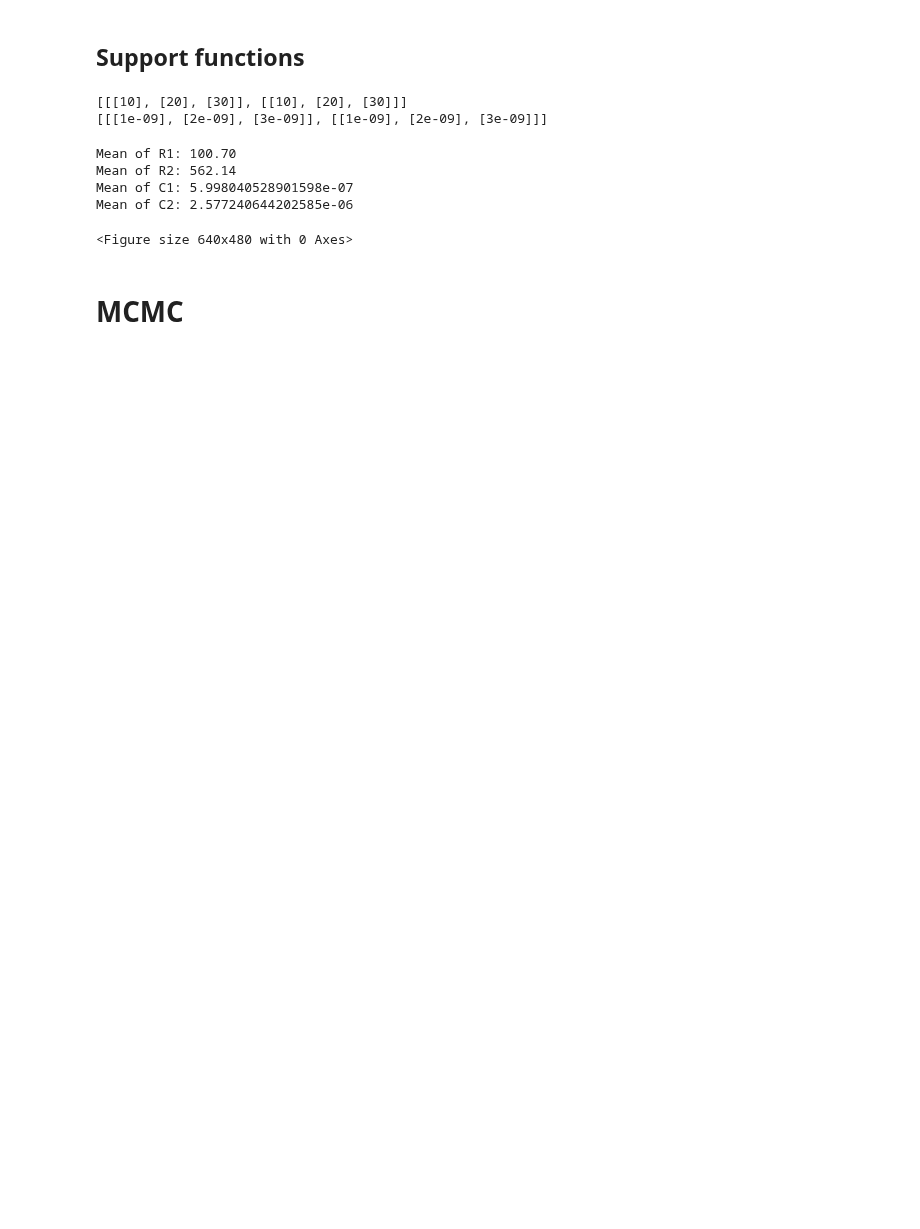
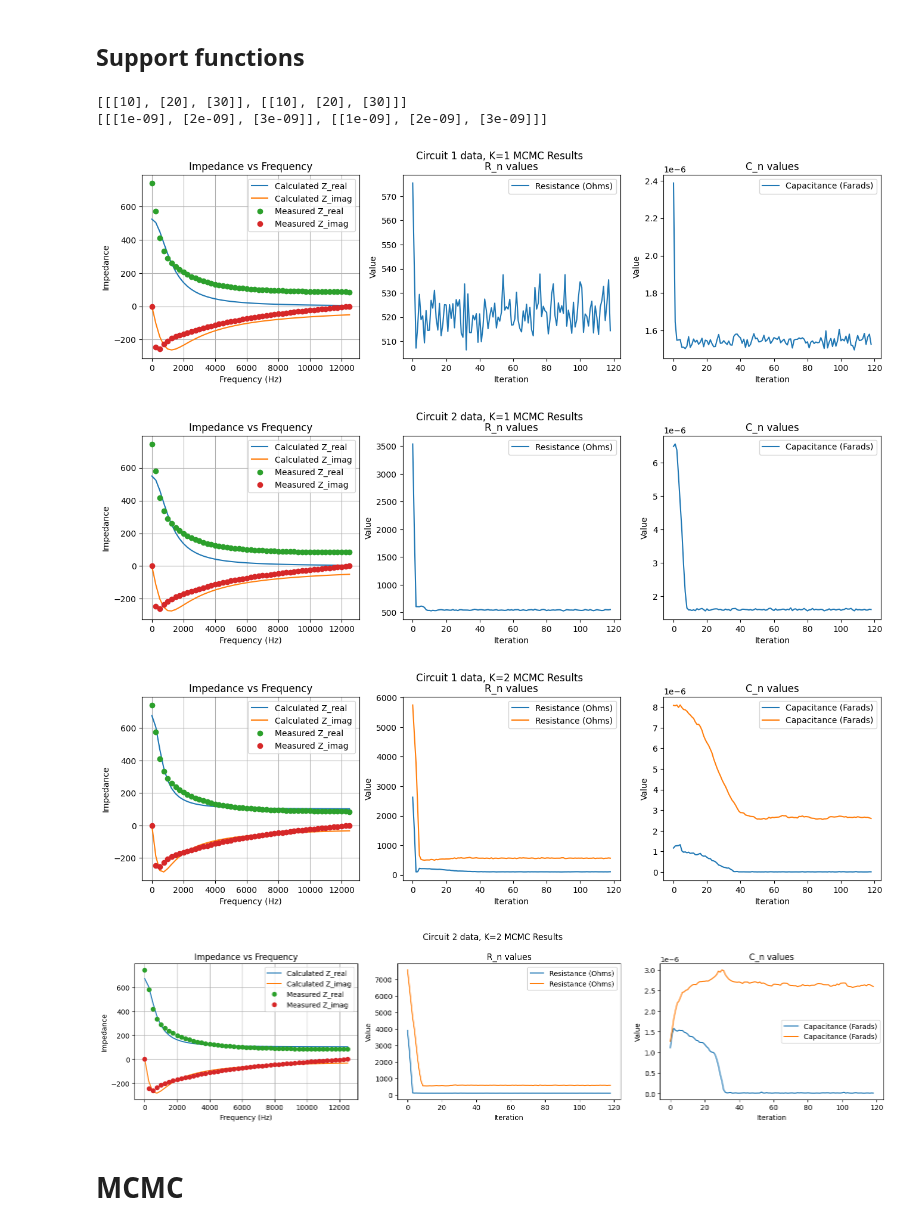
Before and after one commit to calvinbootsman/Data-Fusion-Architecture, a Jupyter notebook: Assignment 2.ipynb, the cells around one changed output. Saved outputs shown, nothing was run; the diff lists cells and outputs as text; code cells hidden in the pictures; blank space fills up the shorter version.

```diff
--- a/Assignment 2.ipynb
+++ b/Assignment 2.ipynb
@@ -343,62 +330,37 @@ test_sorting()
 [[[10], [20], [30]], [[10], [20], [30]]]
 [[[1e-09], [2e-09], [3e-09]], [[1e-09], [2e-09], [3e-09]]]
 # %%
-# results = single_mcmc('circuit1_data.csv', 1, iterations = 50000, burn_in = 0)
-# fig_c1_k1, (ax_c1_k1_1, ax_c1_k1_2, ax_c1_k1_3) = plt.subplots(1, 3, figsize=(16, 4))
-# fig_c1_k1.suptitle('Circuit 1 data, K=1 MCMC Results')
-# impedance_plot(results['frequency_list'], results['Z_complex'], results['R_n'], results['C_n'], ax=ax_c1_k1_1)
-# R_C_plot(results['R_samples'], results['C_samples'], ax_r=ax_c1_k1_2, ax_c=ax_c1_k1_3)
+results = single_mcmc('circuit1_data.csv', 1, iterations = 50000, burn_in = 0)
+fig_c1_k1, (ax_c1_k1_1, ax_c1_k1_2, ax_c1_k1_3) = plt.subplots(1, 3, figsize=(16, 4))
+fig_c1_k1.suptitle('Circuit 1 data, K=1 MCMC Results')
+impedance_plot(results['frequency_list'], results['Z_complex'], results['R_n'], results['C_n'], ax=ax_c1_k1_1)
+R_C_plot(results['R_samples'], results['C_samples'], ax_r=ax_c1_k1_2, ax_c=ax_c1_k1_3)
 
-# results = single_mcmc('circuit2_data.csv', 1, iterations = 50000, burn_in = 0)
-# fig_c2_k1, (ax_c2_k1_1, ax_c2_k1_2, ax_c2_k1_3) = plt.subplots(1, 3, figsize=(16, 4))
-# fig_c2_k1.suptitle('Circuit 2 data, K=1 MCMC Results')
-# impedance_plot(results['frequency_list'], results['Z_complex'], results['R_n'], results['C_n'], ax=ax_c2_k1_1)
-# R_C_plot(results['R_samples'], results['C_samples'], ax_r=ax_c2_k1_2, ax_c=ax_c2_k1_3)
+results = single_mcmc('circuit2_data.csv', 1, iterations = 50000, burn_in = 0)
+fig_c2_k1, (ax_c2_k1_1, ax_c2_k1_2, ax_c2_k1_3) = plt.subplots(1, 3, figsize=(16, 4))
+fig_c2_k1.suptitle('Circuit 2 data, K=1 MCMC Results')
+impedance_plot(results['frequency_list'], results['Z_complex'], results['R_n'], results['C_n'], ax=ax_c2_k1_1)
+R_C_plot(results['R_samples'], results['C_samples'], ax_r=ax_c2_k1_2, ax_c=ax_c2_k1_3)
 
-# results = single_mcmc('circuit1_data.csv', 2, iterations = 50000, burn_in = 0)
-# fig_c1_k2, (ax_c1_k2_1, ax_c1_k2_2, ax_c1_k2_3) = plt.subplots(1, 3, figsize=(16, 4))
-# fig_c1_k2.suptitle('Circuit 1 data, K=2 MCMC Results')
-# impedance_plot(results['frequency_list'], results['Z_complex'], results['R_n'], results['C_n'], ax=ax_c1_k2_1)
-# R_C_plot(results['R_samples'], results['C_samples'], ax_r=ax_c1_k2_2, ax_c=ax_c1_k2_3)
-R_n = []
-C_n = []
-iterations = 10
-for _ in range(iterations):
-    results = single_mcmc('circuit2_data.csv', 2, iterations = 50000, burn_in = 0)
-# fig_c2_k1, (ax_c2_k2_1, ax_c2_k2_2, ax_c2_k2_3) = plt.subplots(1, 3, figsize=(16, 4))
-# fig_c2_k1.suptitle('Circuit 2 data, K=2 MCMC Results')
-# impedance_plot(results['frequency_list'], results['Z_complex'], results['R_n'], results['C_n'], ax=ax_c2_k2_1)
-# R_C_plot(results['R_samples'], results['C_samples'], ax_r=ax_c2_k2_2, ax_c=ax_c2_k2_3)
+results = single_mcmc('circuit1_data.csv', 2, iterations = 50000, burn_in = 0)
+fig_c1_k2, (ax_c1_k2_1, ax_c1_k2_2, ax_c1_k2_3) = plt.subplots(1, 3, figsize=(16, 4))
+fig_c1_k2.suptitle('Circuit 1 data, K=2 MCMC Results')
+impedance_plot(results['frequency_list'], results['Z_complex'], results['R_n'], results['C_n'], ax=ax_c1_k2_1)
+R_C_plot(results['R_samples'], results['C_samples'], ax_r=ax_c1_k2_2, ax_c=ax_c1_k2_3)
 
-    # print(results['R_n'])
-    # print(results['C_n'])
-    R_n.append(results['R_n'])
-    C_n.append(results['C_n'])
-
-R_n, C_n = sort_samples(R_n, C_n)
-R1_n = []
-R2_n = []
-C1_n = []
-C2_n = []
-for i in range(iterations):
-    R1_n.append(R_n[i][0])
-    R2_n.append(R_n[i][1])
-    C1_n.append(C_n[i][0])
-    C2_n.append(C_n[i][1])
-
-print(f"Mean of R1: {np.mean(R1_n):.2f}")
-print(f"Mean of R2: {np.mean(R2_n):.2f}")
-print(f"Mean of C1: {np.mean(C1_n)}")
-print(f"Mean of C2: {np.mean(C2_n)}")
+results = single_mcmc('circuit2_data.csv', 2, iterations = 50000, burn_in = 0)
+fig_c2_k1, (ax_c2_k2_1, ax_c2_k2_2, ax_c2_k2_3) = plt.subplots(1, 3, figsize=(16, 4))
+fig_c2_k1.suptitle('Circuit 2 data, K=2 MCMC Results')
+impedance_plot(results['frequency_list'], results['Z_complex'], results['R_n'], results['C_n'], ax=ax_c2_k2_1)
+R_C_plot(results['R_samples'], results['C_samples'], ax_r=ax_c2_k2_2, ax_c=ax_c2_k2_3)
 
 plt.tight_layout()
 plt.show()
 # %% [output]
-Mean of R1: 100.70
-Mean of R2: 562.14
-Mean of C1: 5.998040528901598e-07
-Mean of C2: 2.577240644202585e-06
-<Figure size 640x480 with 0 Axes>
+[figure, added]
+[figure, added]
+[figure, added]
+[figure, added]
 # %% [markdown]
 # MCMC
 # %%
```
Also changed, not shown: parts of 11 cells of this notebook.
